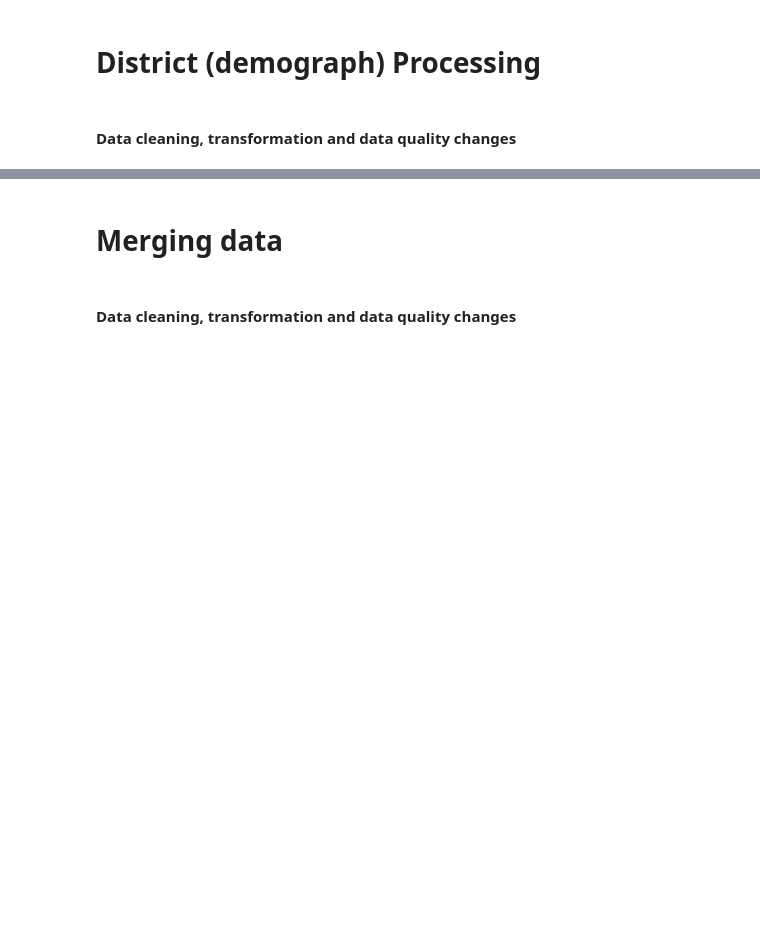
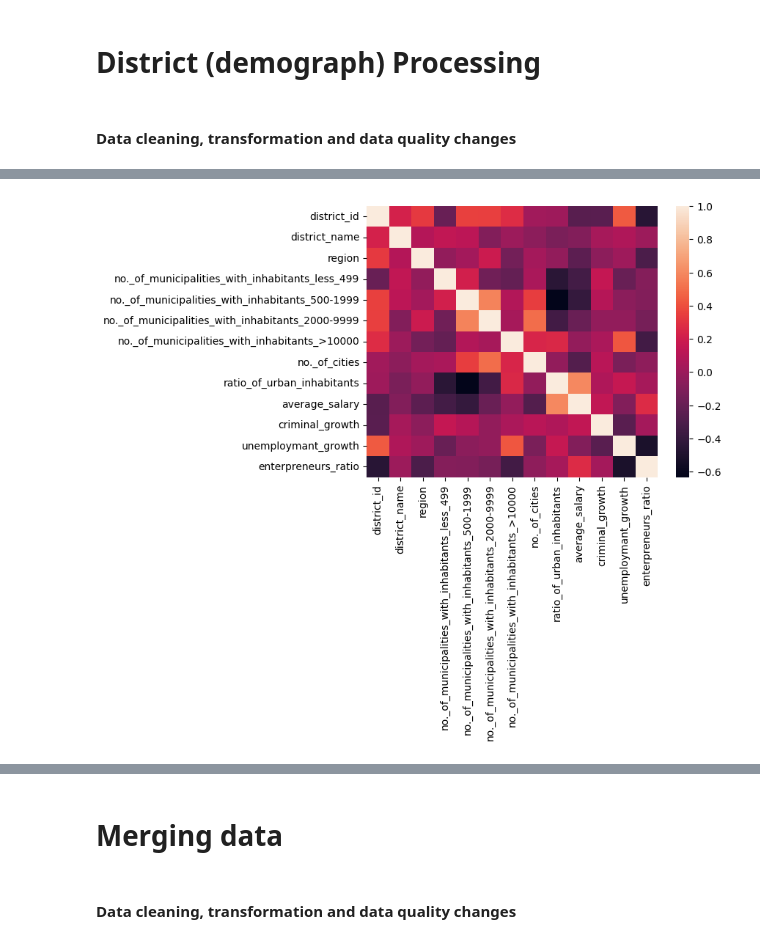
Before and after one commit to BernardoFerreira00/AC-Project, a Jupyter notebook: Notebooks/crisp_dm_sprint_3_4/data processing.ipynb, the cells around one changed output, grey strips where cells are left out. Saved outputs shown, nothing was run; the diff lists cells and outputs as text; code cells hidden in the pictures; blank space fills up the shorter version.

```diff
--- a/Notebooks/crisp_dm_sprint_3_4/data processing.ipynb
+++ b/Notebooks/crisp_dm_sprint_3_4/data processing.ipynb
@@ -295,0 +582,25 @@ district_df.to_csv('refined/district.csv',sep=';',index=False)
+# %%
+# to numeric un95 and fill with mean
+district_df.loc[district_df["unemploymant_rate_'95" ] == '?',"unemploymant_rate_'95" ] = mean_un_95
+district_df.loc[district_df["no._of_commited_crimes_'95"] =='?', "no._of_commited_crimes_'95"] = mean_crimes_95
+
+district_df["unemploymant_rate_'95"] = pd.to_numeric(district_df["unemploymant_rate_'95"], errors='coerce')
+
+
+
+
+district_df["no._of_commited_crimes_'95"] = pd.to_numeric(district_df["no._of_commited_crimes_'95"], errors='coerce')
+
+#96
+no_char_col = district_df["unemploymant_rate_'96" ] != '?'
+checkColl= "unemploymant_rate_'96"
+mean_un_96 = pd.to_numeric(district_df[no_char_col][checkColl]).astype(float).mean()
+
+
+
+no_char_col = district_df["no._of_commited_crimes_'96" ] != '?'
+checkColl= "no._of_commited_crimes_'96"
+mean_crimes_96 = pd.to_numeric(district_df[no_char_col][checkColl]).mean()
+
+print("mean_crimes_96:",mean_crimes_96)
+print("mean_un_96:",mean_un_96) # 0 a 100%
@@ -295,0 +630,21 @@ district_df.to_csv('refined/district.csv',sep=';',index=False)
+# %%
+
+#growths so we can drop 96 and 95 collumns
+# check the growht betwee 95 and 96
+district_df["criminal_growth"] = (district_df["no._of_commited_crimes_'96"] - district_df["no._of_commited_crimes_'95"]) / district_df["no._of_inhabitants"]
+district_df['unemploymant_growth'] = (district_df["unemploymant_rate_'96"] - district_df["unemploymant_rate_'95"] /100.0).round(2)
+district_df["average_salary"] = (district_df["average_salary"] / 1.0).round(2)
+#simplifying ratios lmao
+district_df['enterpreneurs_ratio'] = district_df['no._of_enterpreneurs_per_1000_inhabitants'] / 1000.0
+district_df['ratio_of_urban_inhabitants'] = (district_df['ratio_of_urban_inhabitants'] / 100.0).round(2)
+
+
+district_df.drop(columns=['no._of_enterpreneurs_per_1000_inhabitants', 'no._of_inhabitants',
+        "unemploymant_rate_'96", "no._of_commited_crimes_'96",
+        "unemploymant_rate_'95", "no._of_commited_crimes_'95","no._of_commited_crimes_'96"], inplace=True)
+
+corr = district_df.corr()
+sns.heatmap(corr);
+district_df.to_csv('refined/district.csv',sep=';',index=False)
+# %% [output]
+[figure, added]
```
Also changed, not shown: parts of 57 cells of this notebook, 22 other files.
